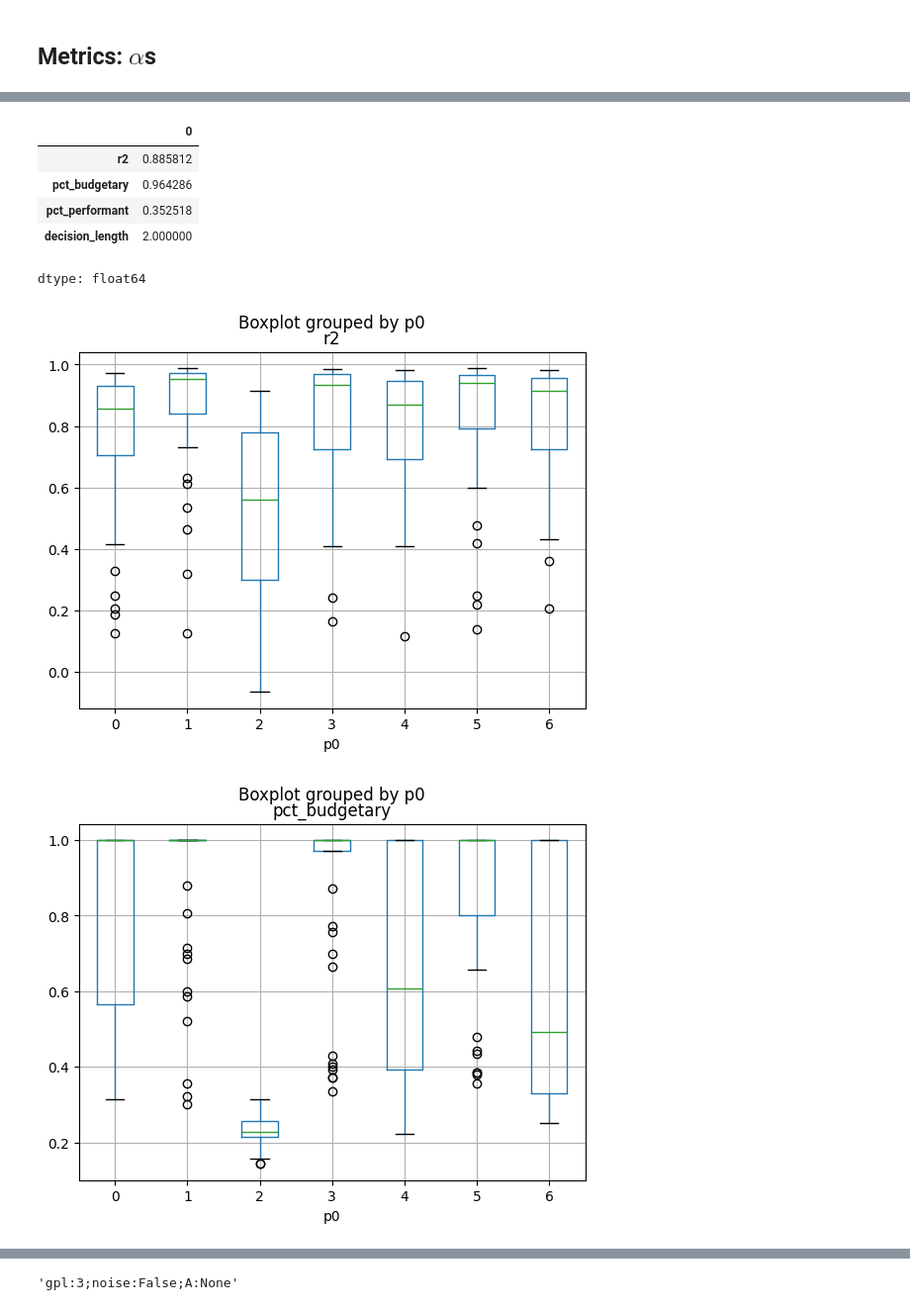
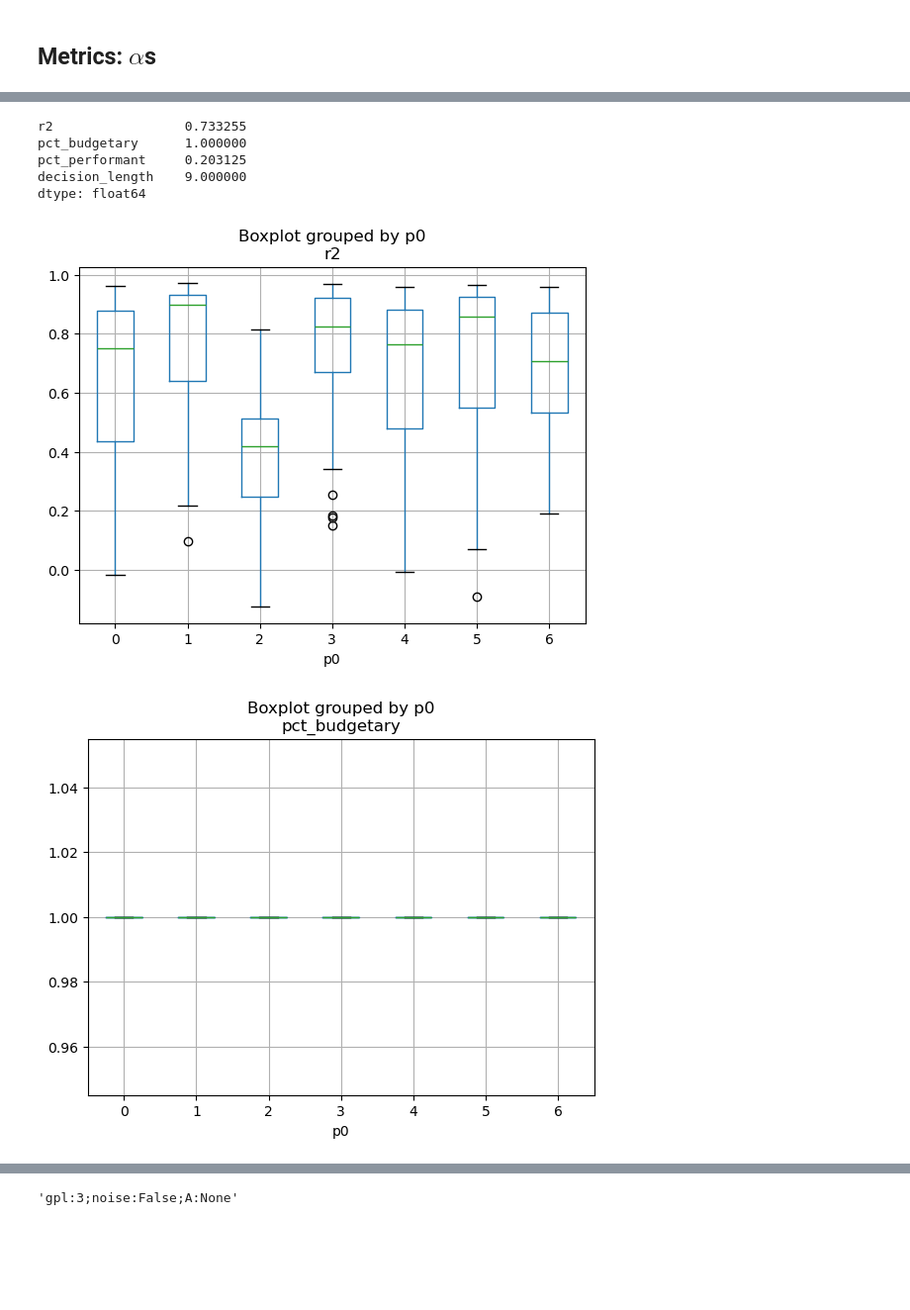
Before and after one commit to amatrhr/cas_570_project, a Jupyter notebook: school_district_and_closure.ipynb, the cells around one changed output, grey strips where cells are left out. Shown at 99% size. Drawn from its saved outputs; the diff is of its cells as text; code cells hidden in the pictures; blank space fills up the shorter version.

Commit message:
adding experimental results and starting to analyze them

```diff
--- a/school_district_and_closure.ipynb
+++ b/school_district_and_closure.ipynb
@@ -512,12 +514,15 @@ plt.plot(simSchool.hist_alphas)
 # %%
-def individual_replicate(SampleSize=3500,ratio=250, growth_patterns:list=[0,0,0], is_noisy:bool=False, alphas:tuple=None)->dict:
+def individual_replicate(SampleSize=2000,ratio=250, growth_patterns:list=[0,0,0], is_noisy:bool=False, alphas:tuple=None)->dict:
+    # wrapper function to run a simulation in one school district under set conditions,
+    # and calculate predictive accuracy and metrics on performance ( % of time school to student ratio within tolerance,
+    # % of time budget within tolerance, median run length)
     simSchool = SchoolDistrict(NStudents=SampleSize, #Start with 1250 students
                                sscRat=ratio,  # ideal student/school ratio is 250
                                tolerance=(-.1,.1), #tolerate student/school ratios of 225 to 275
-                               growth_period=50, # growth patterns last 20 years
+                               growth_period=25, # growth patterns last 25 years
                                n_periods=len(growth_patterns), # run for 60 years
                                noisy=is_noisy, # add noise to population change
-                               school_minimum_threshold = -50., # minimum budget to open/close a school
+                               school_minimum_threshold = 0., # minimum budget to open/close a school
                                school_fund_fraction=0.70, # determines how much over current school operating expenses to charge in taxes
                                interest_rate=0.02,
                                pred_ratios=[], ach_ratios=[], hist_alphas=[], predictions=[],hist_budget=[]
@@ -527,6 +532,7 @@ def individual_replicate(SampleSize=3500,ratio=250, growth_patterns:list=[0,0,0]
     school_results = {}
     simSchool.simulate_full_history(set_history=growth_patterns)
     simSchool.make_construction_decisions(debug=False)
+
     school_results['r2'] = simSchool.predictive_accuracy()
     school_results['pct_performant'] = simSchool.pct_when_performant(to_print=False)
     school_results['pct_budgetary'] = simSchool.pct_when_in_budget(lower_thresh=simSchool.school_minimum_threshold,to_print=False)
@@ -542,9 +543,16 @@ individual_replicate(growth_patterns=[0,1,3,1])
 # %%
-def run_experiment(growth_pat_len:int=3, noise:bool=False, set_alpha=None, plot:bool=True):
+def run_experiment(growth_pat_len:int=3, noise:bool=False, set_alpha=None, plot:bool=True, verbose:bool=True):
+    # perform a factorial experiment of all possible growth patterns of a certain length,
+    # with uniform noise added (or not) to the population trends
+    # and with a set alpha or optimized alpha
+    # returns the metrics for each combination of growth patterns
+
+    # analyze the experiment
     alphas_ = tuple(set_alpha for x in range(23)) if set_alpha is not None else None
     exp_result = {}
-    pprod = product("0123456", repeat=growth_pat_len)
-    formula = "pct_performant ~ " + " + ".join([f"C(p{x})" for x in range(growth_pat_len)])
+    pprod = product("0123456", repeat=growth_pat_len) # generate lists of all possible growth patterns
+    formula = "decision_length ~ " + " + ".join([f"C(p{x})" for x in range(growth_pat_len)]) # formula for linear model of
+    # pct performant on
     # print(formula)
     for pat in pprod:
         local_name = ",".join(pat)
@@ -562,28 +570,30 @@ def run_experiment(growth_pat_len:int=3, noise:bool=False, set_alpha=None, plot:
         factorial.boxplot(column='pct_budgetary', by='p0')
         factorial.boxplot(column='pct_performant', by='p0')
         factorial.boxplot(column='decision_length', by='p0')
-        factorial.plot.scatter('decision_length', 'pct_performant', c=[int(x) for x in factorial['p2']], colormap='Dark2',alpha=0.3 )
+        factorial.plot.scatter('decision_length', 'pct_performant', c=[int(x) for x in factorial['p1']], colormap='Dark2',alpha=0.3)
 
 
-    print(factorial[['r2', 'pct_budgetary', 'pct_performant','decision_length']].describe())
 
     lm = ols(formula, factorial).fit()
-    print(lm.summary())
-    print(anova_lm(lm))
+    if verbose:
+        print(factorial[['r2', 'pct_budgetary', 'pct_performant','decision_length']].describe())
+        print(lm.summary())
+        print(anova_lm(lm))
     return factorial, lm
 # %%
 @dataclass
 class SingleExperiment:
-    # Single run from one set of experimental conditions
+    # Single run from one set of experimental conditions (a wrapper of the run_Experiment function)
     growth_pat_len:int=4
     noise:bool=False
     set_alpha:float=None
     plot:bool=False
+    verbose:bool=False
 
     def run(self):
         self.name = f"gpl:{self.growth_pat_len};noise:{self.noise};A:{self.set_alpha}"
         self.result = run_experiment(growth_pat_len=self.growth_pat_len,
-                       noise=self.noise, set_alpha=self.set_alpha, plot=self.plot)
+                       noise=self.noise, set_alpha=self.set_alpha, plot=self.plot, verbose=self.verbose)
         self.core_res = self.result[0][['r2', 'pct_budgetary', 'pct_performant','decision_length']].median()
 
     def get_result(self):
@@ -726,5 +733,5 @@ Residual  324.0   6.409732  0.019783         NaN           NaN
 dtype: float64
 # %%
-na09_test = SingleExperiment(growth_pat_len=3, set_alpha=0.9, noise=True,plot=True)
+na09_test = SingleExperiment(growth_pat_len=3, set_alpha=0.9, noise=True, plot=True, verbose=True)
 na09_test.get_result()
 # %% [output]
@@ -748,8 +755,7 @@ Residual  324.0  4.401974  0.013586        NaN           NaN
-|  | 0 |
-| r2 | 0.885812 |
-| pct_budgetary | 0.964286 |
-| pct_performant | 0.352518 |
-| decision_length | 2.000000 |
+r2                 0.733255
+pct_budgetary      1.000000
+pct_performant     0.203125
+decision_length    9.000000
 dtype: float64
-[figure, old version]
+[figure, new version]
-[figure, old version]
+[figure, new version]
```
Also changed, not shown: parts of 38 cells of this notebook, 18 other files.
